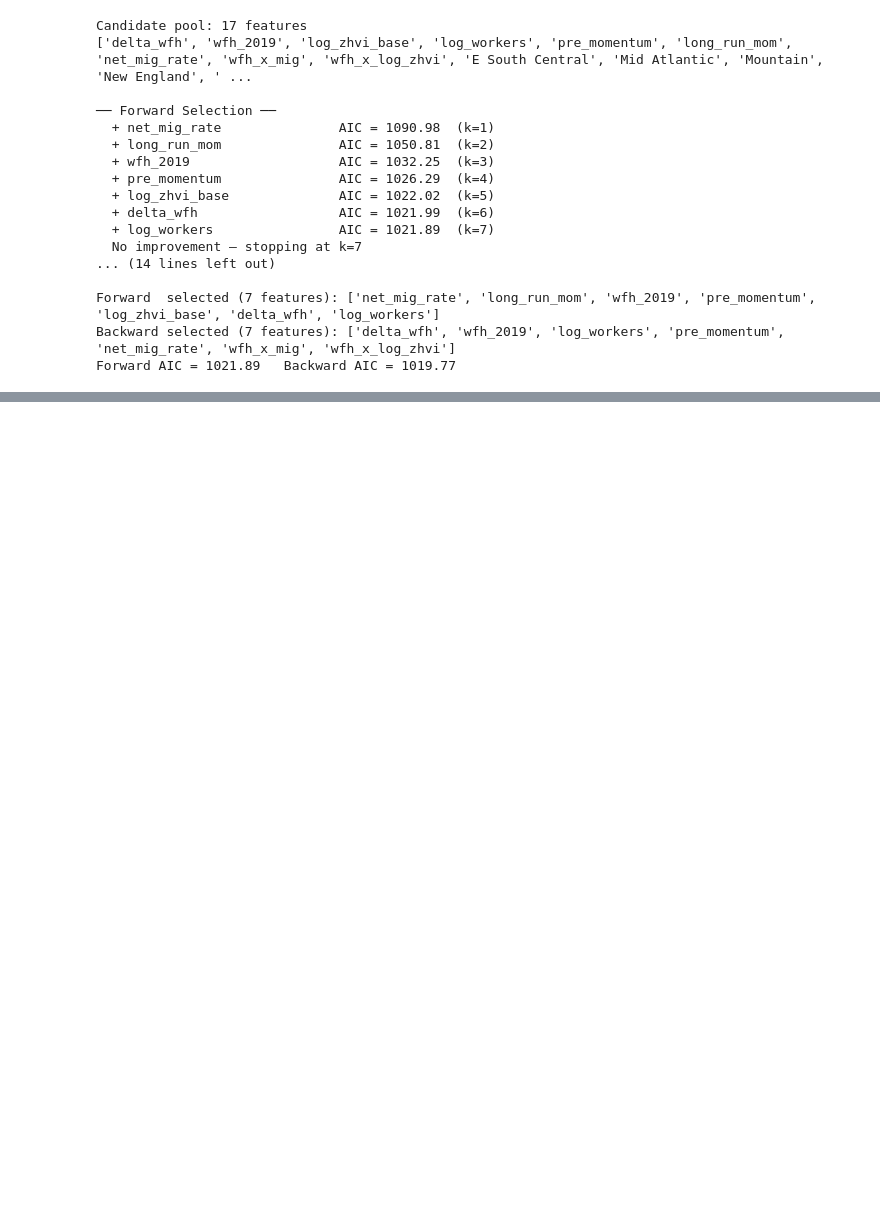
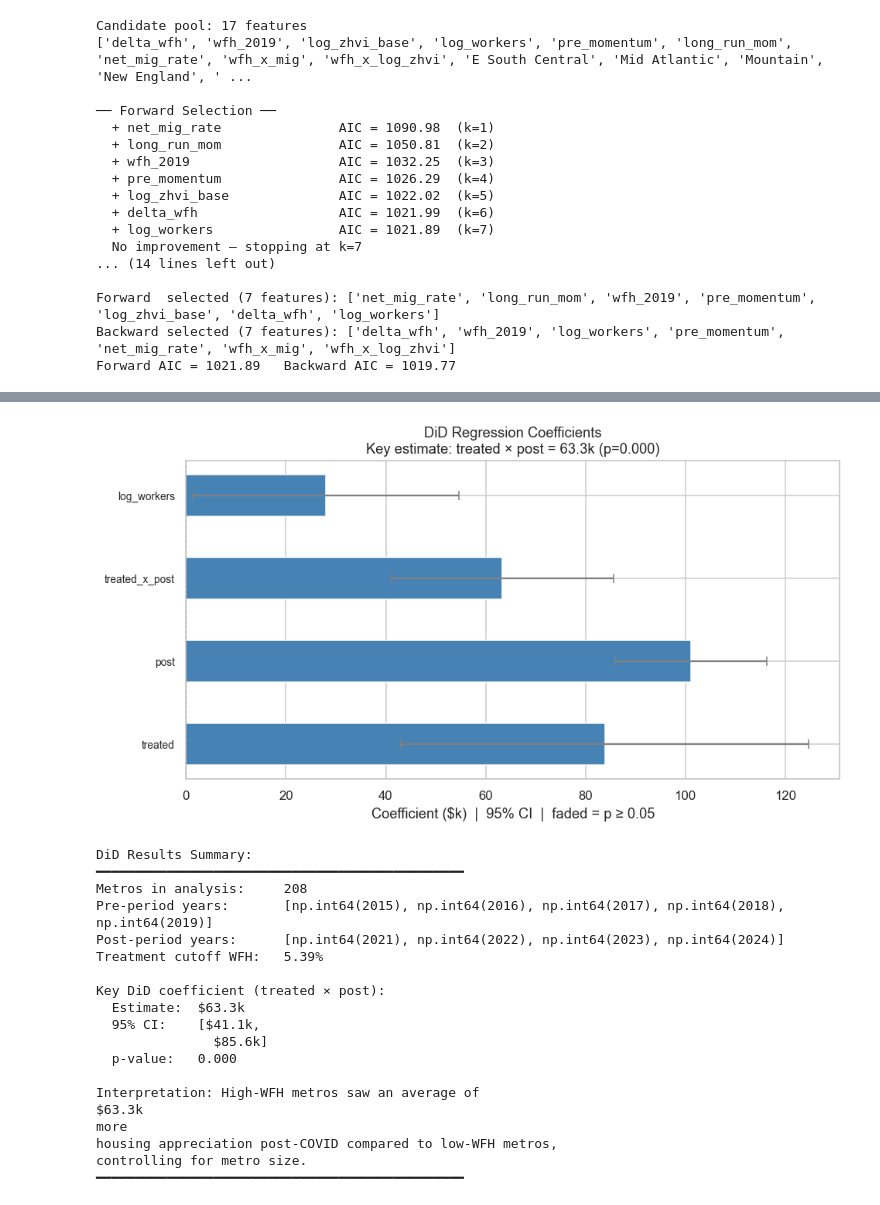
Before and after one commit to Dshreekulkarni/MATH189-FinalProject, a Jupyter notebook: Regression.ipynb, the cells around one changed output, grey strips where cells are left out. Cells and saved outputs as stored; diff of their text form; code cells hidden in the pictures; blank space fills up the shorter version.

Commit message:
Added Difference in Difference analysis

```diff
--- a/Regression.ipynb
+++ b/Regression.ipynb
@@ -1373,7 +1390,7 @@ X_full_cont = pd.DataFrame({
     'pre_momentum':    reg_sel['pre_momentum'],
     'long_run_mom':    reg_sel['long_run_mom'],
     'net_mig_rate':    reg_sel['net_mig_rate'],
-    'wfh_x_mig':       reg_sel['delta_wwellfh'] * reg_sel['net_mig_rate'],
+    'wfh_x_mig':       reg_sel['delta_wfh'] * reg_sel['net_mig_rate'],
     'wfh_x_log_zhvi':  reg_sel['delta_wfh'] * log_z3,
 })
 div_dummies_sel = pd.get_dummies(reg_sel['division'], drop_first=True).astype(float)
@@ -1544,0 +1741,68 @@ strong multicollinearity or other numerical problems.
+# %%
+coef  = model_did.params.drop('const')
+ci    = model_did.conf_int(alpha=0.05).drop('const')
+pvals = model_did.pvalues.drop('const')
+
+colors = ['coral' if c < 0 else 'steelblue' for c in coef]
+alphas = [1.0 if p < 0.05 else 0.35 for p in pvals]
+
+fig, ax = plt.subplots(figsize=(9, 5))
+for i, (c, lo, hi, col, a) in enumerate(zip(
+        coef, ci[0], ci[1], colors, alphas)):
+    ax.barh(i, c, color=col, alpha=a, height=0.5)
+    ax.errorbar(c, i, xerr=[[c - lo], [hi - c]],
+                fmt='none', color='gray', capsize=4, lw=1.5)
+
+ax.set_yticks(range(len(coef)))
+ax.set_yticklabels(coef.index, fontsize=9)
+ax.axvline(0, color='black', lw=0.8, ls='--')
+ax.set_xlabel('Coefficient ($k)  |  95% CI  |  faded = p ≥ 0.05')
+ax.set_title(f'DiD Regression Coefficients\n'
+             f'Key estimate: treated × post = '
+             f'{model_did.params["treated_x_post"]:.1f}k '
+             f'(p={model_did.pvalues["treated_x_post"]:.3f})')
+plt.tight_layout()
+plt.show()
+
+print(f'''
+DiD Results Summary:
+━━━━━━━━━━━━━━━━━━━━━━━━━━━━━━━━━━━━━━━━━━━━━━━
+Metros in analysis:     {did_data.RegionName.nunique()}
+Pre-period years:       {sorted(did_data[did_data.post==0].year.unique())}
+Post-period years:      {sorted(did_data[did_data.post==1].year.unique())}
+Treatment cutoff WFH:   {median_wfh:.2f}%
+
+Key DiD coefficient (treated × post):
+  Estimate:  ${model_did.params["treated_x_post"]:.1f}k
+  95% CI:    [${model_did.conf_int().loc["treated_x_post", 0]:.1f}k,
+               ${model_did.conf_int().loc["treated_x_post", 1]:.1f}k]
+  p-value:   {model_did.pvalues["treated_x_post"]:.3f}
+
+Interpretation: High-WFH metros saw an average of
+${abs(model_did.params["treated_x_post"]):.1f}k
+{"more" if model_did.params["treated_x_post"] > 0 else "less"}
+housing appreciation post-COVID compared to low-WFH metros,
+{"controlling" } for metro size.
+━━━━━━━━━━━━━━━━━━━━━━━━━━━━━━━━━━━━━━━━━━━━━━━
+''')
+# %% [output]
+[figure, added]
+DiD Results Summary:
+━━━━━━━━━━━━━━━━━━━━━━━━━━━━━━━━━━━━━━━━━━━━━━━
+Metros in analysis:     208
+Pre-period years:       [np.int64(2015), np.int64(2016), np.int64(2017), np.int64(2018), np.int64(2019)]
+Post-period years:      [np.int64(2021), np.int64(2022), np.int64(2023), np.int64(2024)]
+Treatment cutoff WFH:   5.39%
+
+Key DiD coefficient (treated × post):
+  Estimate:  $63.3k
+  95% CI:    [$41.1k,
+               $85.6k]
+  p-value:   0.000
+
+Interpretation: High-WFH metros saw an average of
+$63.3k
+more
+housing appreciation post-COVID compared to low-WFH metros,
+controlling for metro size.
+━━━━━━━━━━━━━━━━━━━━━━━━━━━━━━━━━━━━━━━━━━━━━━━
```
Also changed, not shown: parts of 56 cells of this notebook.
